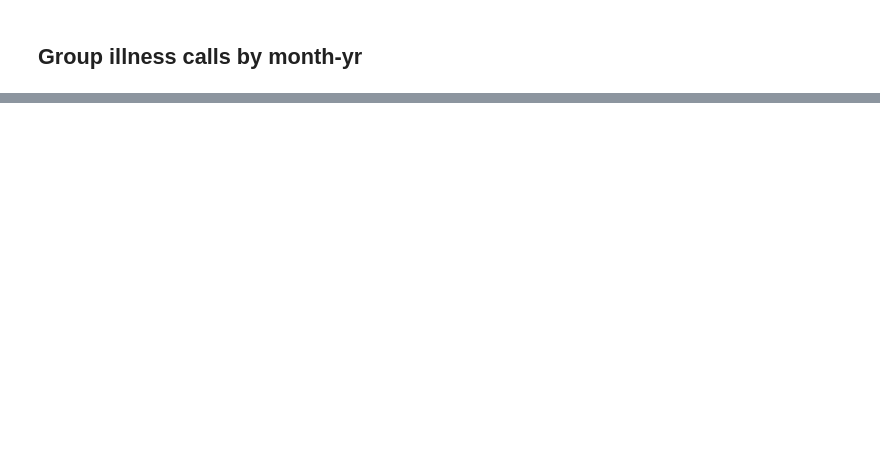
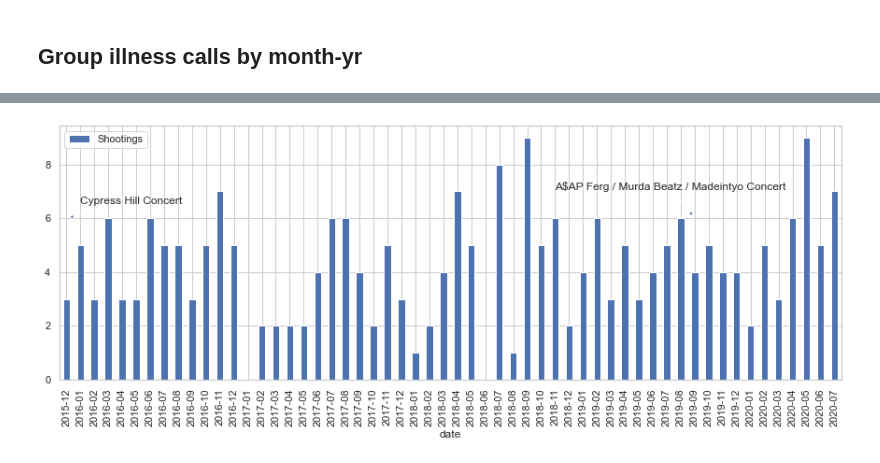
Before and after one commit to ClodettaV/Team_challenge_1, a Jupyter notebook: Dans_Part.ipynb, the cells around one changed output, grey strips where cells are left out. Cells and saved outputs as stored; diff of their text form; code cells hidden in the pictures; blank space fills up the shorter version.

```diff
--- a/Dans_Part.ipynb
+++ b/Dans_Part.ipynb
@@ -145,0 +319,5 @@ dtype: int64
+# %%
+Shootings_df=Clean_911_df.copy()
+Shootings_df=Shootings_df.loc[Shootings_df["Type"]=="SHOOTING"]
+#Dumpster_Fires_df=Dumpster_Fires_df.iloc[[8]]
+Shootings_df.head()
@@ -145,0 +331,4 @@ dtype: int64
+# %%
+Shootings_by_Month=Shootings_df.groupby('YYMM').size()
+shootingscount_df=pd.DataFrame({'YYMM':Shootings_by_Month.index, 'Shootings':Shootings_by_Month.values})
+shootingscount_df
@@ -145,0 +353,30 @@ dtype: int64
+# %%
+import datetime
+import matplotlib.dates as mdates
+
+
+shootingscount_df["year"]="20"+shootingscount_df["YYMM"].astype(str).str[:2]
+shootingscount_df["month"]=shootingscount_df["YYMM"].astype(str).str[2:4]
+shootingscount_df['date'] = shootingscount_df['month'].map(str)+ '-' +shootingscount_df['year'].map(str)
+shootingscount_df['date'] = pd.to_datetime(shootingscount_df['date'], format='%m-%Y').dt.strftime('%m-%Y')
+
+
+
+shootingscount_df['date'] = pd.to_datetime(shootingscount_df['date'])
+df1 = shootingscount_df.groupby(shootingscount_df['date'].dt.to_period('M')).sum()
+df1 = df1.resample('M').asfreq().fillna(0)
+df1=df1.drop(columns=['YYMM'])
+df1.plot(kind='bar',figsize =(15,5))
+x = shootingscount_df['date']
+y = shootingscount_df['Shootings']
+plt.annotate('Cypress Hill Concert', (0, 6), xytext=(15, 15), textcoords='offset points', arrowprops=dict(arrowstyle='-|>'))
+plt.annotate('A$AP Ferg / Murda Beatz / Madeintyo Concert', (45, 6), xytext=(-150, 30), textcoords='offset points', arrowprops=dict(arrowstyle='-|>'))
+
+
+
+
+plt.show()
+
+#shootingscount_df
+# %% [output]
+[figure, added]
```
Also changed, not shown: parts of 23 cells of this notebook, 1 other file.
